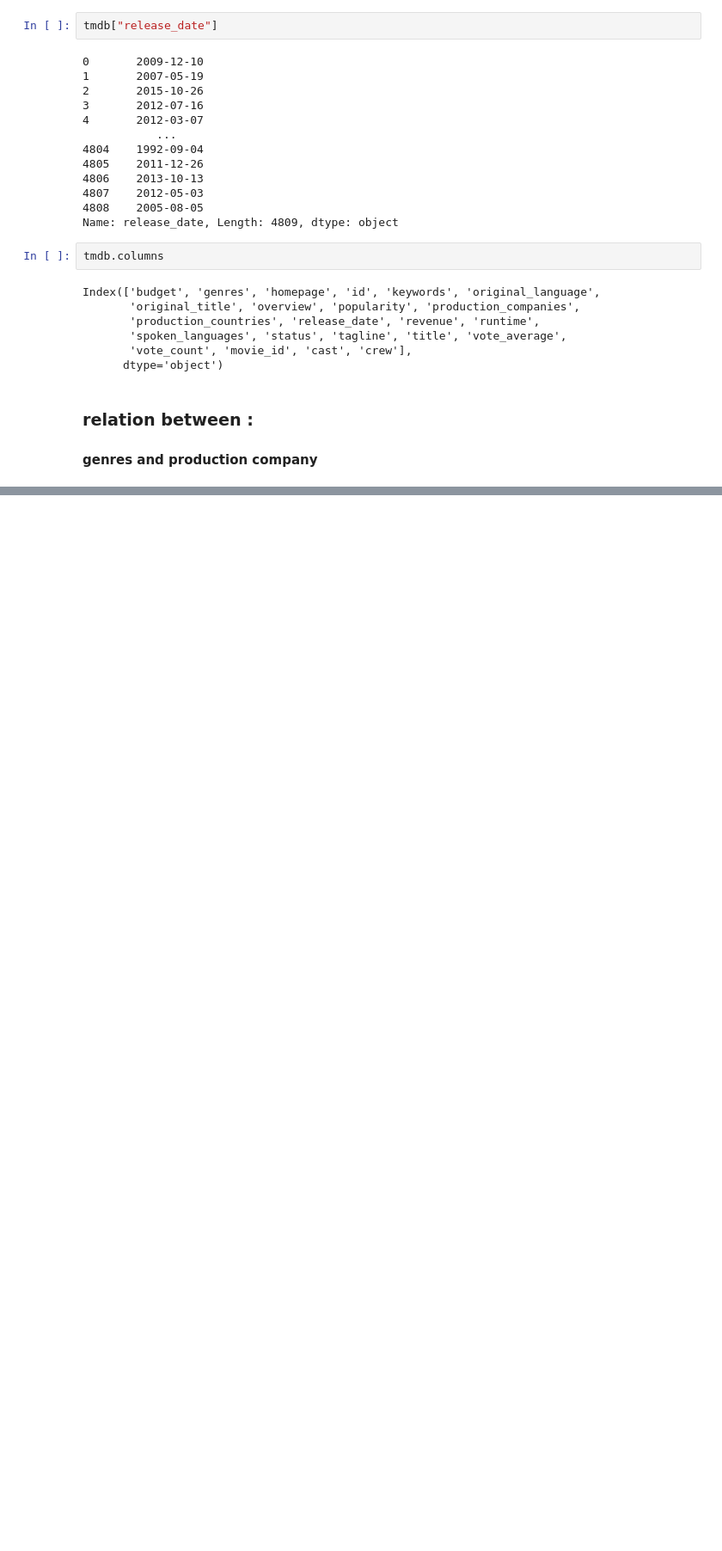
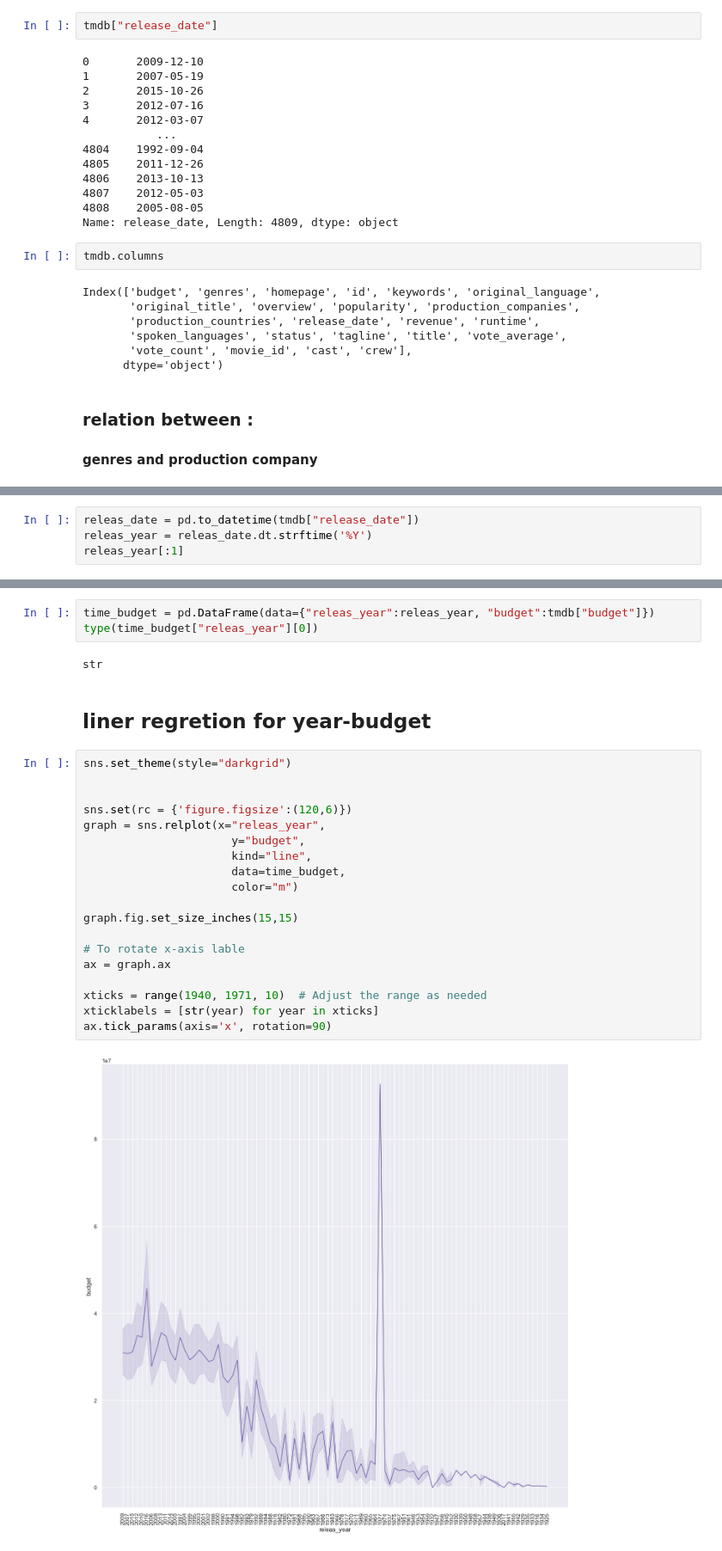
Before and after one commit to saeedshiranii/Data_Analysis, a Jupyter notebook: Movie recomendation/movie_recomendation.ipynb, the cells around one changed output, grey strips where cells are left out. Shown at 86% size. Saved outputs shown, nothing was run; the diff lists cells and outputs as text; blank space fills up the shorter version.

Commit message:
Relation chart for year-budget added.

```diff
--- a/Movie recomendation/movie_recomendation.ipynb
+++ b/Movie recomendation/movie_recomendation.ipynb
@@ -346,0 +358,4 @@ tmdb.head(100)
+# %%
+releas_date = pd.to_datetime(tmdb["release_date"])
+releas_year = releas_date.dt.strftime('%Y')
+releas_year[:1]
@@ -352,0 +455,28 @@ import seaborn as sns
+# %%
+time_budget = pd.DataFrame(data={"releas_year":releas_year, "budget":tmdb["budget"]})
+type(time_budget["releas_year"][0])
+# %% [output]
+str
+# %% [markdown]
+## liner regretion for year-budget
+# %%
+sns.set_theme(style="darkgrid")
+
+
+sns.set(rc = {'figure.figsize':(120,6)})
+graph = sns.relplot(x="releas_year",
+                      y="budget",
+                      kind="line",
+                      data=time_budget,
+                      color="m")
+
+graph.fig.set_size_inches(15,15)
+
+# To rotate x-axis lable
+ax = graph.ax
+
+xticks = range(1940, 1971, 10)  # Adjust the range as needed
+xticklabels = [str(year) for year in xticks]
+ax.tick_params(axis='x', rotation=90)
+# %% [output]
+[figure, added]
```
Also changed, not shown: parts of 32 cells of this notebook.
